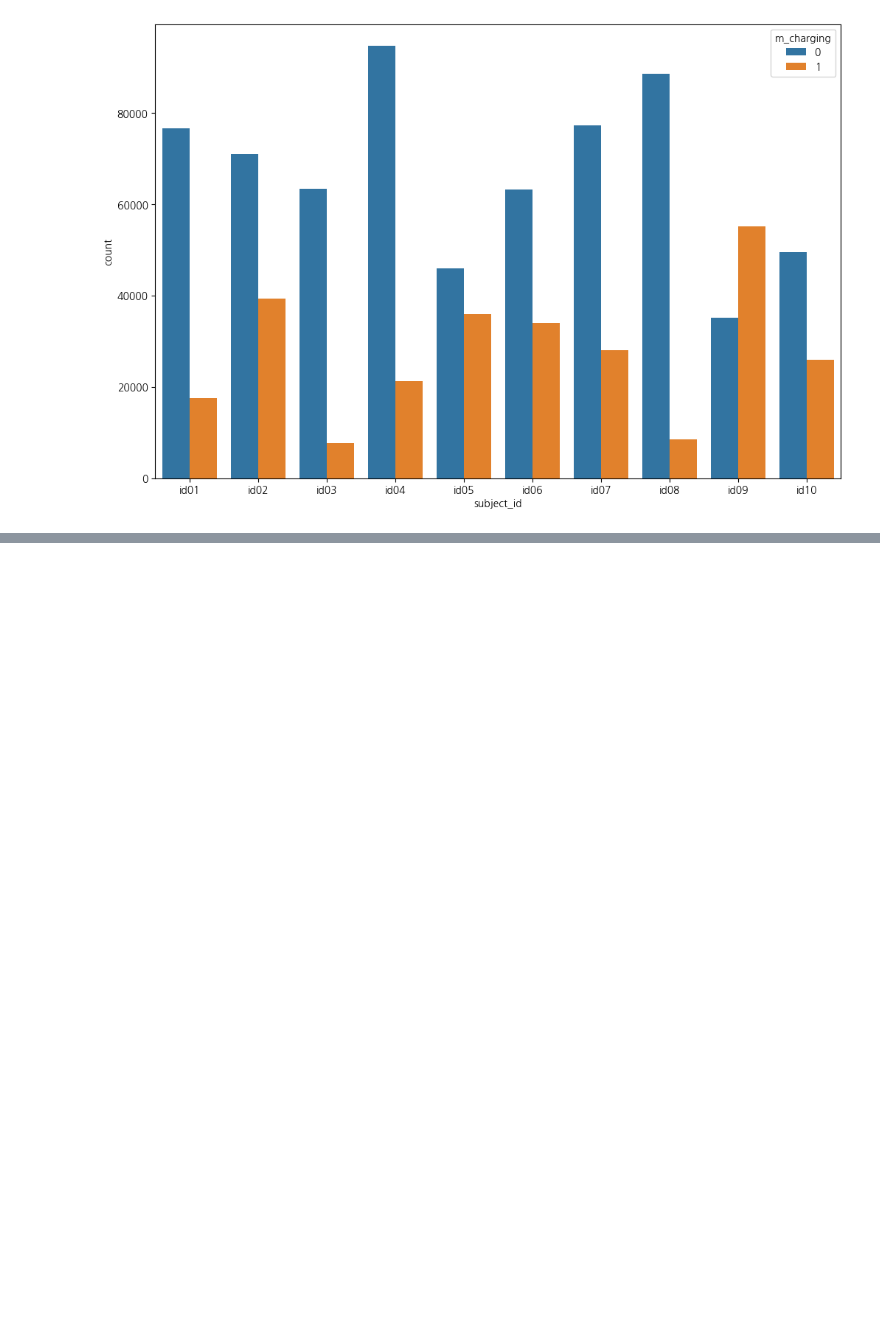
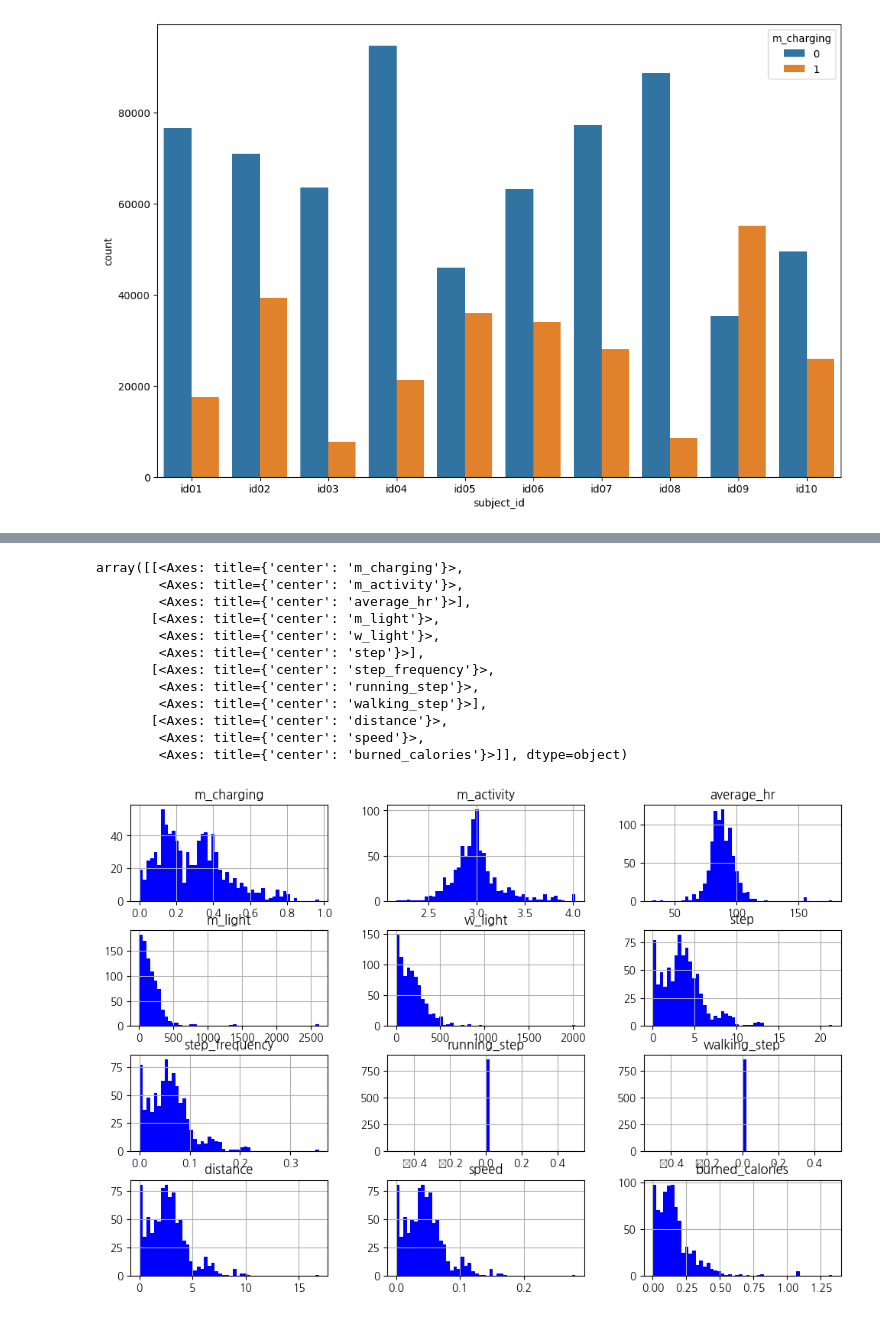
Before and after one commit to yunjun0914/dacon, a Jupyter notebook: ETRI 휴먼이해 인공지능/ETRI.ipynb, the cells around one changed output, grey strips where cells are left out. Saved outputs shown, nothing was run; the diff lists cells and outputs as text; code cells hidden in the pictures; blank space fills up the shorter version.

```diff
--- a/ETRI 휴먼이해 인공지능/ETRI.ipynb
+++ b/ETRI 휴먼이해 인공지능/ETRI.ipynb
@@ -215,0 +298,12 @@ Index(['subject_id', 'timestamp', 'm_ambience_0_name', 'm_ambience_0_data',
+# %%
+resample_data = [Status_df, Activity_df, wHr_df, Light_df, wLight_df, wPedo_df]
+
+for i, data in enumerate(resample_data):
+
+    data.info()
+
+    data["timestamp"] = pd.to_datetime(data["timestamp"])
+    data.set_index("timestamp", inplace = True)
+
+    data = data.groupby("subject_id").resample("1D", level = "timestamp").mean()
+    resample_data[i] = data
@@ -215,0 +376,16 @@ Index(['subject_id', 'timestamp', 'm_ambience_0_name', 'm_ambience_0_data',
+# %%
+merged_df.hist(figsize = (12,8), color = "b", bins = 50)
+# %% [output]
+array([[<Axes: title={'center': 'm_charging'}>,
+        <Axes: title={'center': 'm_activity'}>,
+        <Axes: title={'center': 'average_hr'}>],
+       [<Axes: title={'center': 'm_light'}>,
+        <Axes: title={'center': 'w_light'}>,
+        <Axes: title={'center': 'step'}>],
+       [<Axes: title={'center': 'step_frequency'}>,
+        <Axes: title={'center': 'running_step'}>,
+        <Axes: title={'center': 'walking_step'}>],
+       [<Axes: title={'center': 'distance'}>,
+        <Axes: title={'center': 'speed'}>,
+        <Axes: title={'center': 'burned_calories'}>]], dtype=object)
+[figure, added]
```
Also changed, not shown: parts of 15 cells of this notebook.
